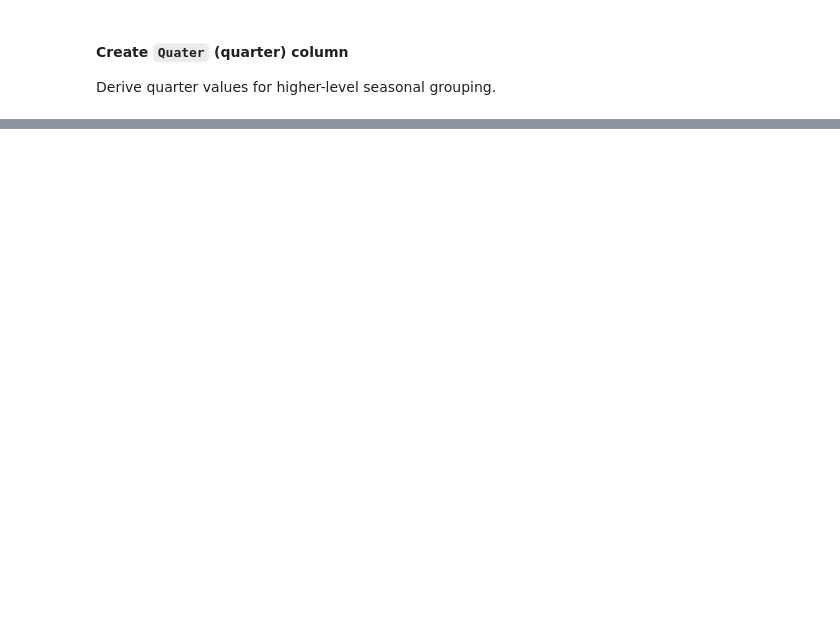
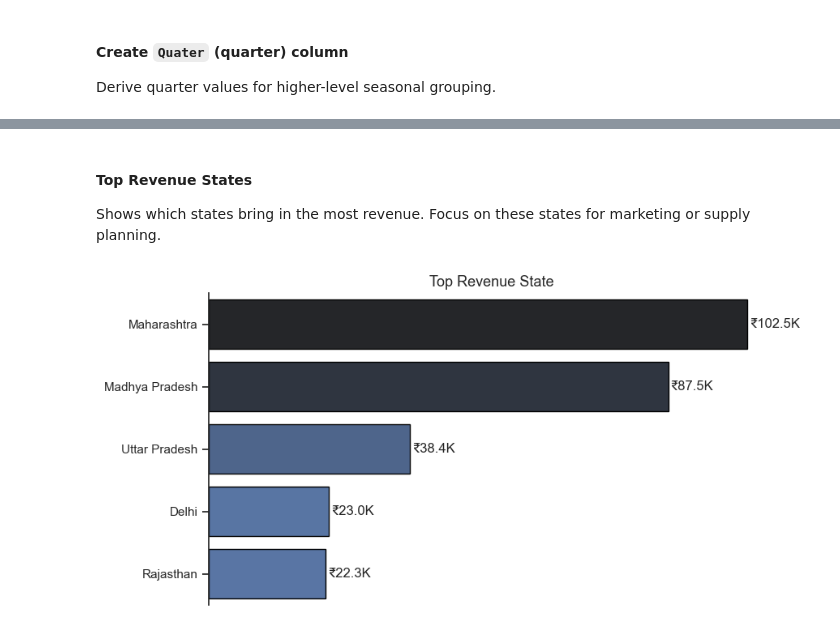
Before and after one commit to amitkr209/Madhav_E-Commerce-Sales_Intelligence_Dashboard, a Jupyter notebook: Madhav E-Commerce Sales Analysis.ipynb, the cells around one changed output, grey strips where cells are left out. Drawn from its saved outputs; the diff is of its cells as text; code cells hidden in the pictures; blank space fills up the shorter version.

```diff
--- a/Madhav E-Commerce Sales Analysis.ipynb
+++ b/Madhav E-Commerce Sales Analysis.ipynb
@@ -146,0 +259,30 @@ Name: Quater, dtype: int32
+# %% [markdown]
+#### Top Revenue States
+Shows which states bring in the most revenue.
+Focus on these states for marketing or supply planning.
+# %%
+df_top_revenue_states = df.groupby('State')['Amount'].sum().sort_values(ascending=False).head().reset_index()
+
+plt.figure(figsize=(9, 5))
+sns.set_theme(style="ticks")
+
+sns.barplot(data = df_top_revenue_states,
+            x = "Amount",
+            y = "State",
+            hue = "Amount",
+            palette = "dark:b_r",
+            edgecolor = "black")
+
+plt.xticks([])
+for i, revenue in enumerate(df_top_revenue_states['Amount']):
+    plt.text(revenue + 500, i, f"₹{revenue/1000:,.1f}K", va='center')
+
+plt.title("Top Revenue State", fontsize=13)
+plt.xlabel("")
+plt.ylabel("")
+
+plt.legend().remove()
+sns.despine(bottom=True)
+plt.show()
+# %% [output]
+[figure, added]
```
Also changed, not shown: parts of 23 cells of this notebook.
